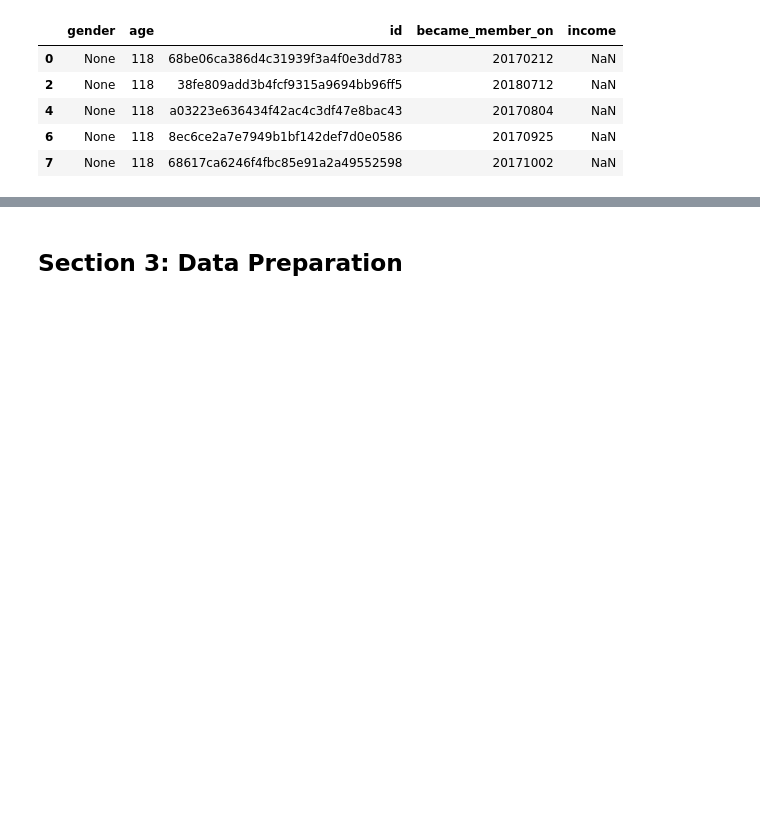
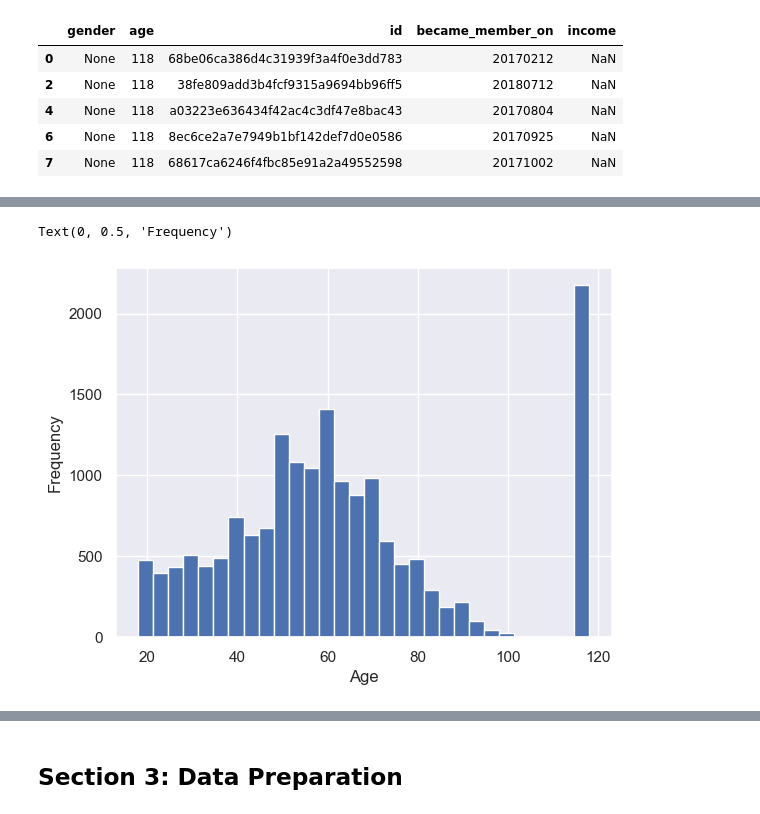
Before and after one commit to ewood242/Project_4_Capstone_Starbucks, a Jupyter notebook: Starbucks_Capstone_notebook.ipynb, the cells around one changed output, grey strips where cells are left out. Saved outputs shown, nothing was run; the diff lists cells and outputs as text; code cells hidden in the pictures; blank space fills up the shorter version.

```diff
--- a/Starbucks_Capstone_notebook.ipynb
+++ b/Starbucks_Capstone_notebook.ipynb
@@ -219,0 +229,7 @@ It looks like the same 2,175 people have null values for gender and income. Perh
+# %%
+plt.hist(profile['age'], bins=30)
+plt.xlabel('Age')
+plt.ylabel('Frequency')
+# %% [output]
+Text(0, 0.5, 'Frequency')
+[figure, added]
```
Also changed, not shown: parts of 202 cells of this notebook, 1 other file.
